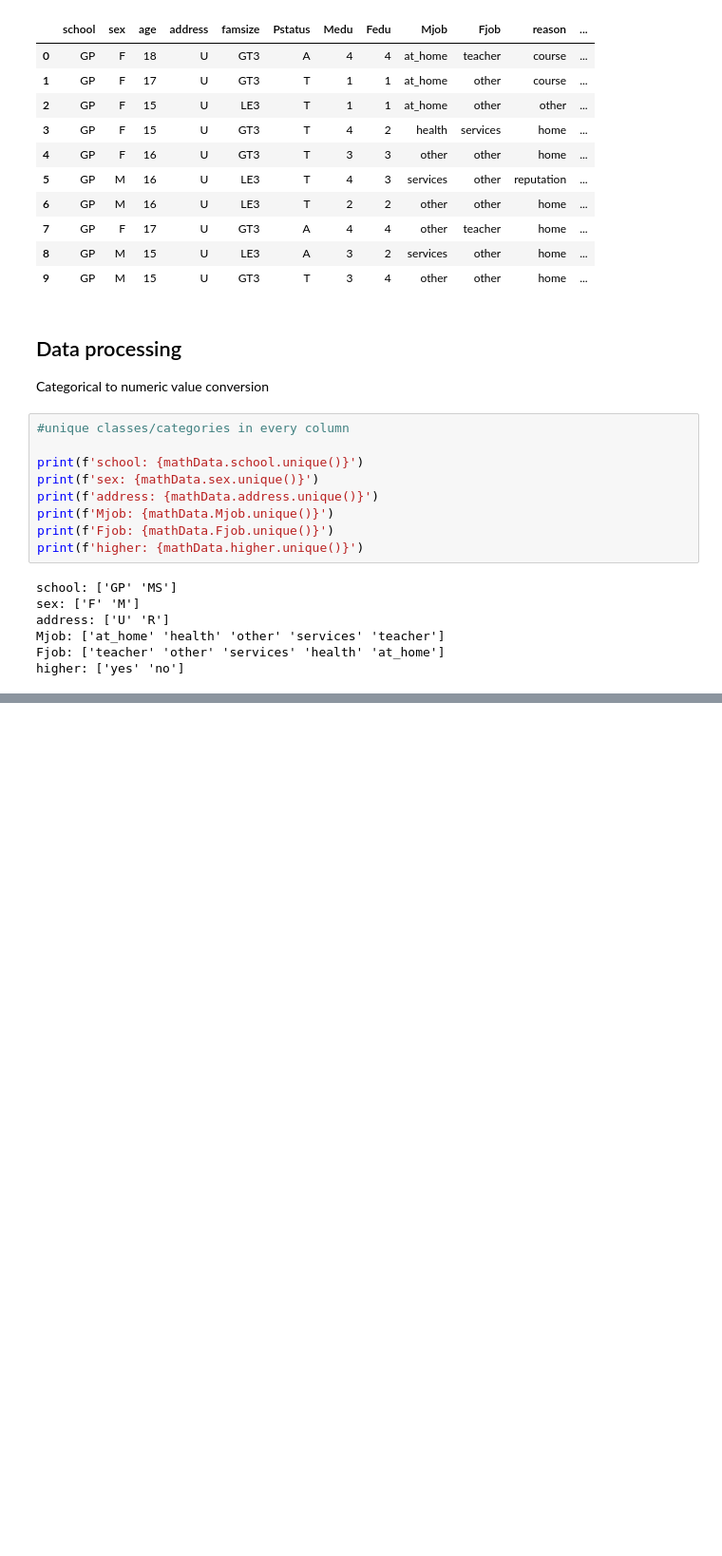
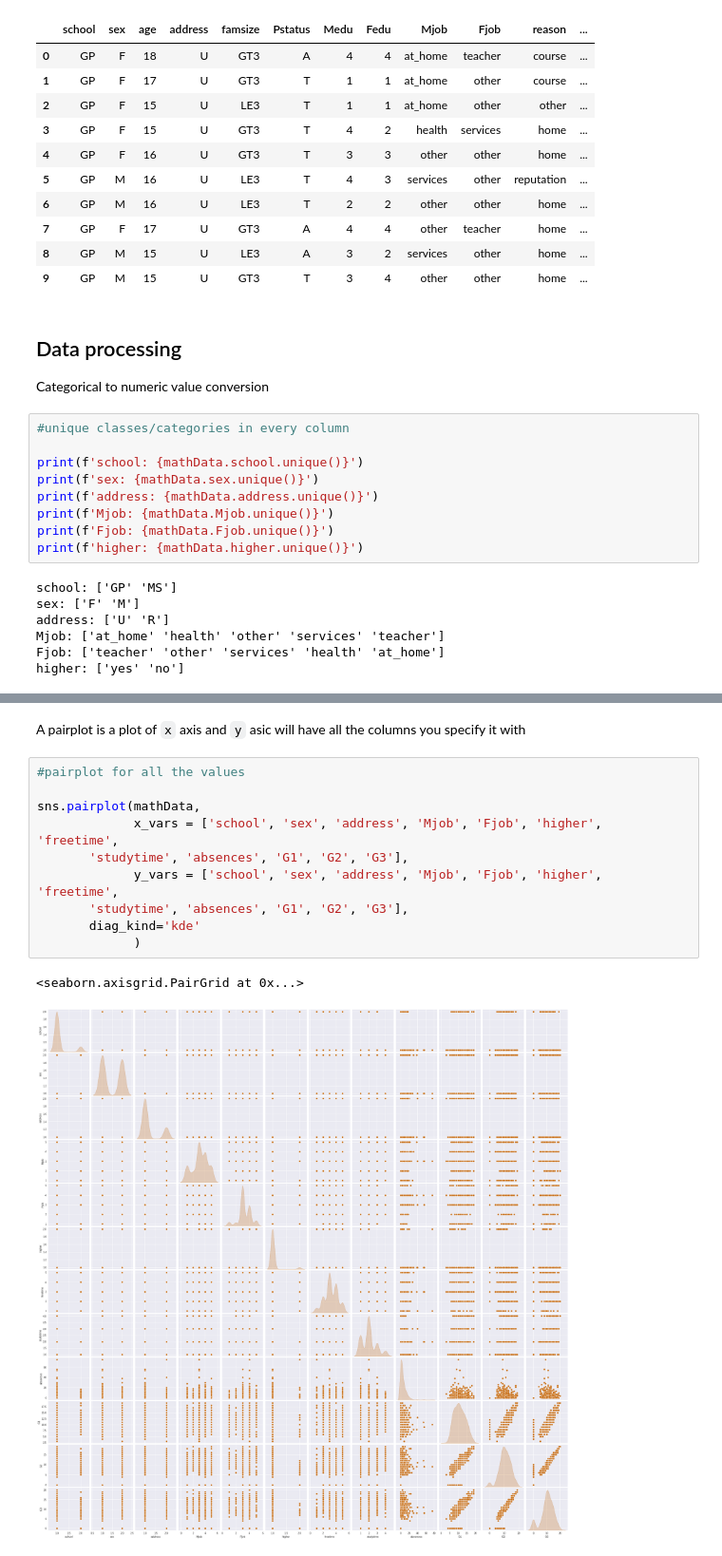
Before and after one commit to AkMo3/MLSpeedRun, a Jupyter notebook: EDA.ipynb, the cells around one changed output, grey strips where cells are left out. Shown at 95% size. Saved outputs shown, nothing was run; the diff lists cells and outputs as text; blank space fills up the shorter version.

```diff
--- a/EDA.ipynb
+++ b/EDA.ipynb
@@ -97,0 +133,15 @@ mathData.head(15)
+# %% [markdown]
+A pairplot is a plot of `x` axis and `y` asic will have all the columns you specify it with
+# %%
+#pairplot for all the values
+
+sns.pairplot(mathData,
+             x_vars = ['school', 'sex', 'address', 'Mjob', 'Fjob', 'higher', 'freetime',
+       'studytime', 'absences', 'G1', 'G2', 'G3'],
+             y_vars = ['school', 'sex', 'address', 'Mjob', 'Fjob', 'higher', 'freetime',
+       'studytime', 'absences', 'G1', 'G2', 'G3'],
+       diag_kind='kde'
+             )
+# %% [output]
+<seaborn.axisgrid.PairGrid at 0x...>
+[figure, added]
```
Also changed, not shown: parts of 8 cells of this notebook.
